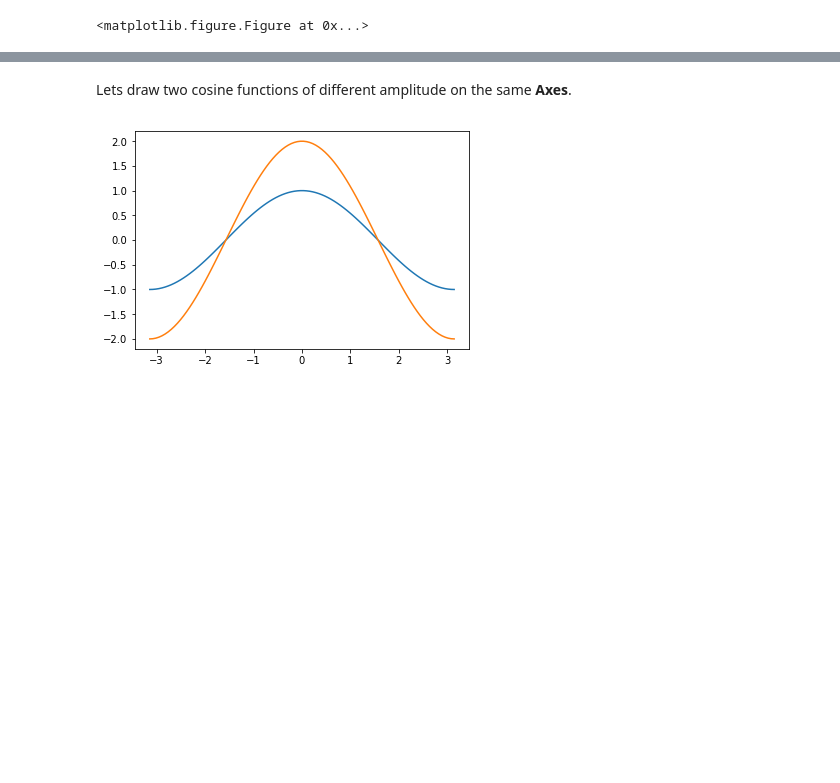
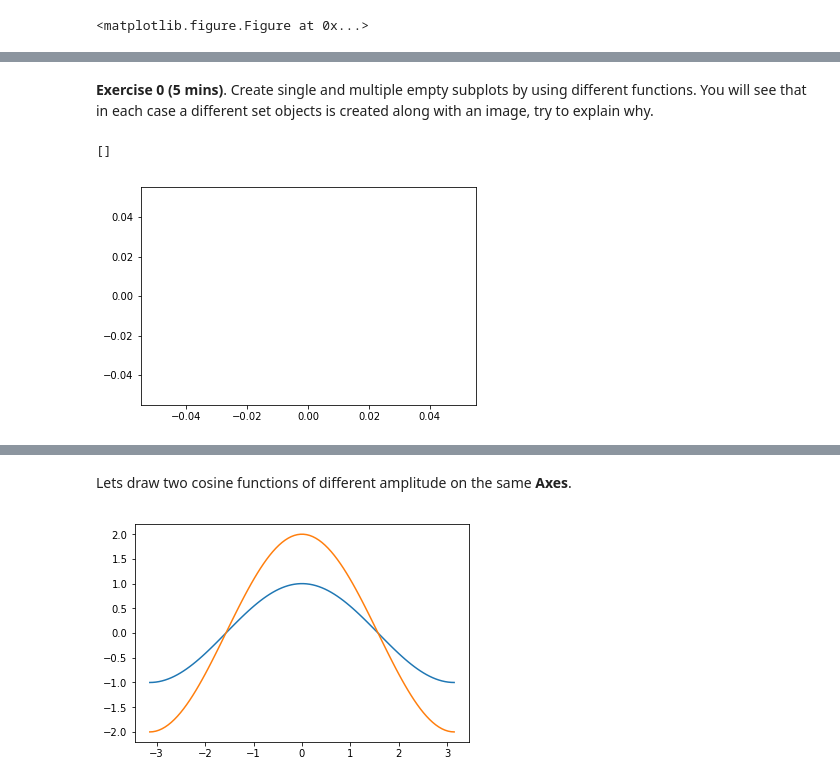
Before and after one commit to ueapy/pythoncourse2018-materials, a Jupyter notebook: notebooks/15-Matplotlib.ipynb, the cells around one changed output, grey strips where cells are left out. Saved outputs shown, nothing was run; the diff lists cells and outputs as text; code cells hidden in the pictures; blank space fills up the shorter version.

Commit message:
add exercise 0 to matplotlib NB

```diff
--- a/notebooks/15-Matplotlib.ipynb
+++ b/notebooks/15-Matplotlib.ipynb
@@ -27,0 +66,2 @@ fig = plt.figure() # an empty Figure with no Axes (creates a figure object)
+# %% [markdown]
+**Exercise 0 (5 mins)**. Create single and multiple empty subplots by using different functions. You will see that in each case a different set objects is created along with an image, try to explain why.
@@ -27,0 +70,6 @@ fig = plt.figure() # an empty Figure with no Axes (creates a figure object)
+# %%
+# Solution
+plt.plot()
+# %% [output]
+[]
+[figure, added]
```
Also changed, not shown: parts of 24 cells of this notebook.
